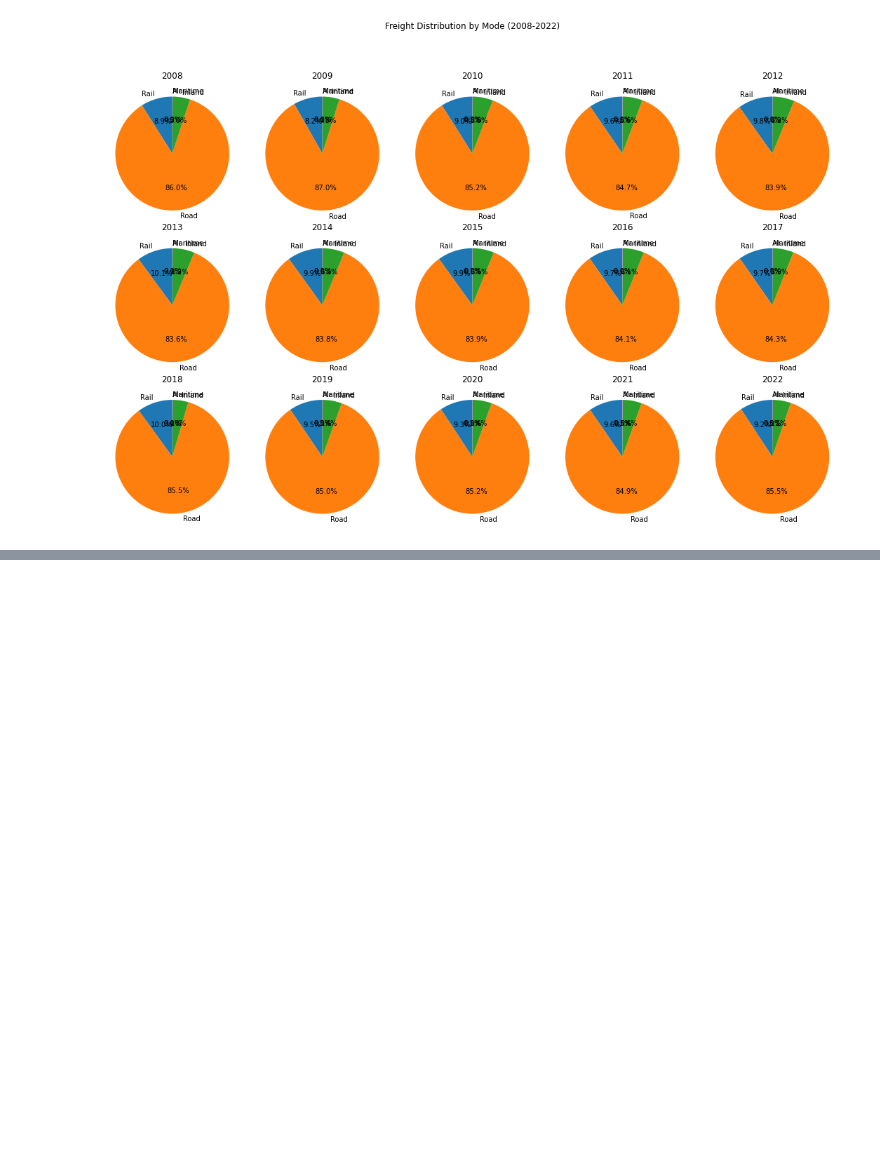
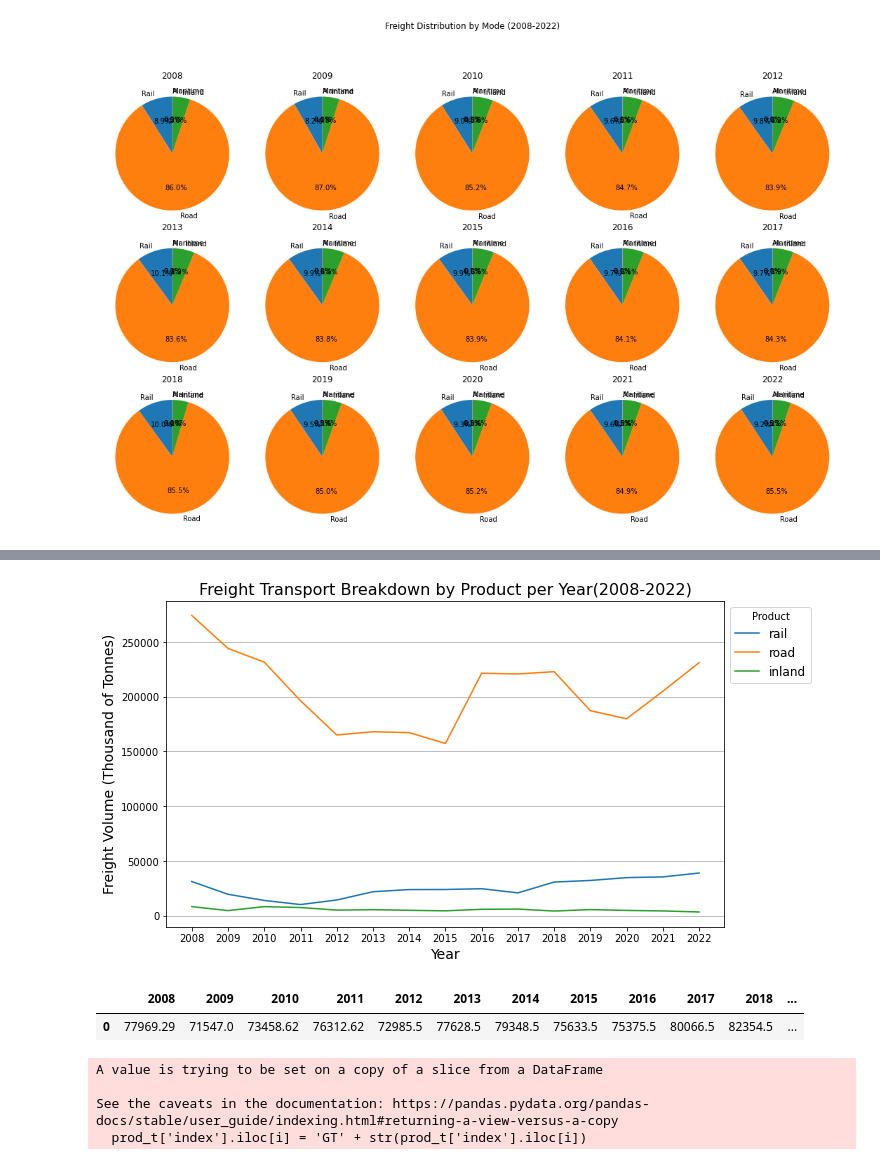
Before and after one commit to NikosNikolaidis02/Freight_Transport_Analysis, a Jupyter notebook: Assignment_1.ipynb, the cells around one changed output, grey strips where cells are left out. Saved outputs shown, nothing was run; the diff lists cells and outputs as text; code cells hidden in the pictures; blank space fills up the shorter version.

```diff
--- a/Assignment_1.ipynb
+++ b/Assignment_1.ipynb
@@ -407,0 +438,10 @@ plt.show()
+# %%
+plt  = plot_prod(total_prod.loc[number])
+plt.show()
+# %% [output]
+[figure, added]
+# %%
+total_prod.head(1)
+# %% [output]
+|  | 2008 | 2009 | 2010 | 2011 | 2012 | 2013 | 2014 | 2015 | 2016 | 2017 | 2018 | ... |
+| 0 | 77969.29 | 71547.0 | 73458.62 | 76312.62 | 72985.5 | 77628.5 | 79348.5 | 75633.5 | 75375.5 | 80066.5 | 82354.5 | ... |
@@ -407,0 +465,12 @@ plt.show()
+# %%
+prod_t = totals.groupby('index').sum()
+prod_t = prod_t.sort_values(by = 'Sum', ascending = False)
+prod_t.reset_index(inplace=True)
+for i in range(20):
+    prod_t['index'].iloc[i] = 'GT' + str(prod_t['index'].iloc[i])
+prod_t.to_excel("output/15years_per_product.xlsx")
+# %% [output]
+A value is trying to be set on a copy of a slice from a DataFrame
+
+See the caveats in the documentation: https://pandas.pydata.org/pandas-docs/stable/user_guide/indexing.html#returning-a-view-versus-a-copy
+  prod_t['index'].iloc[i] = 'GT' + str(prod_t['index'].iloc[i])
```
Also changed, not shown: parts of 22 cells of this notebook, 33 other files.
